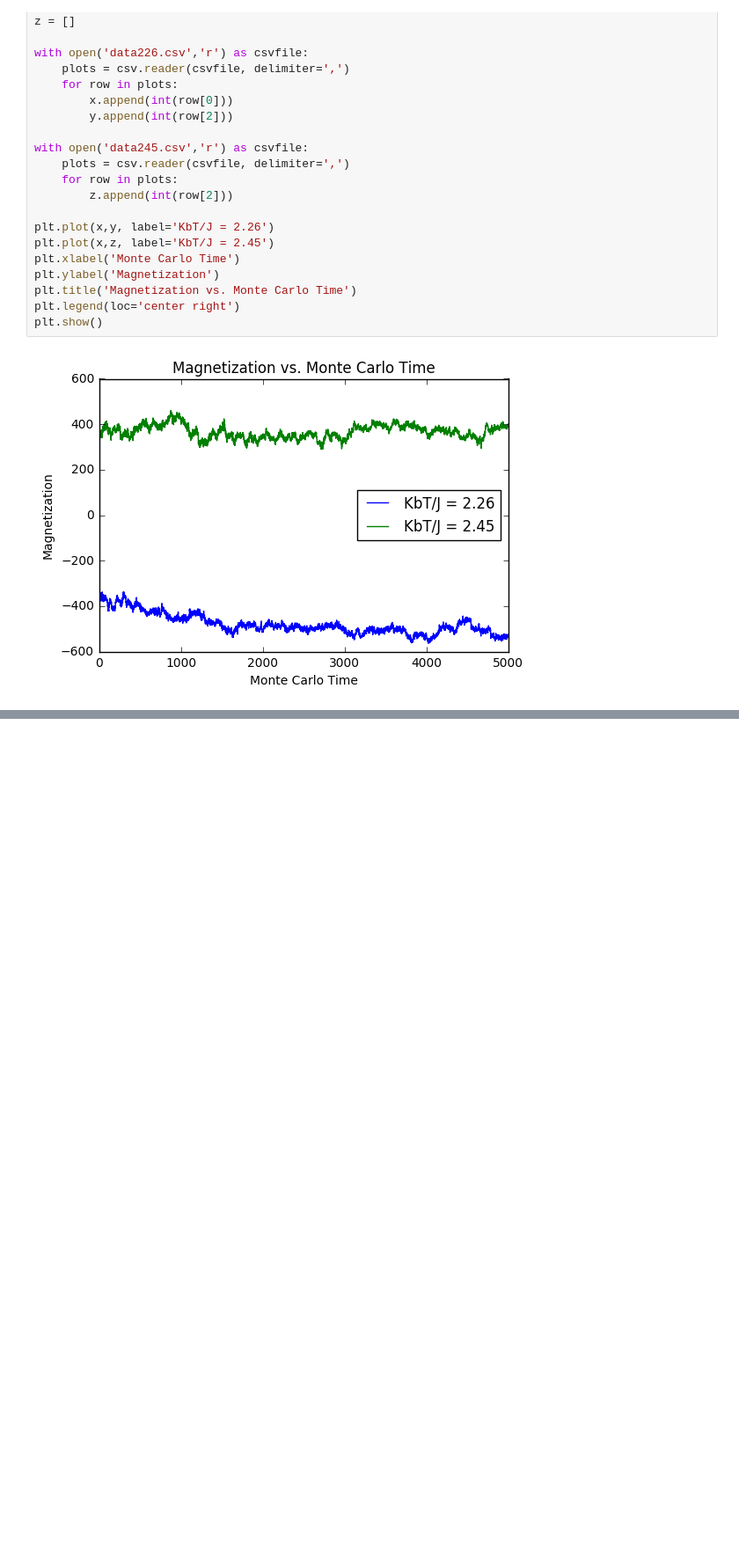
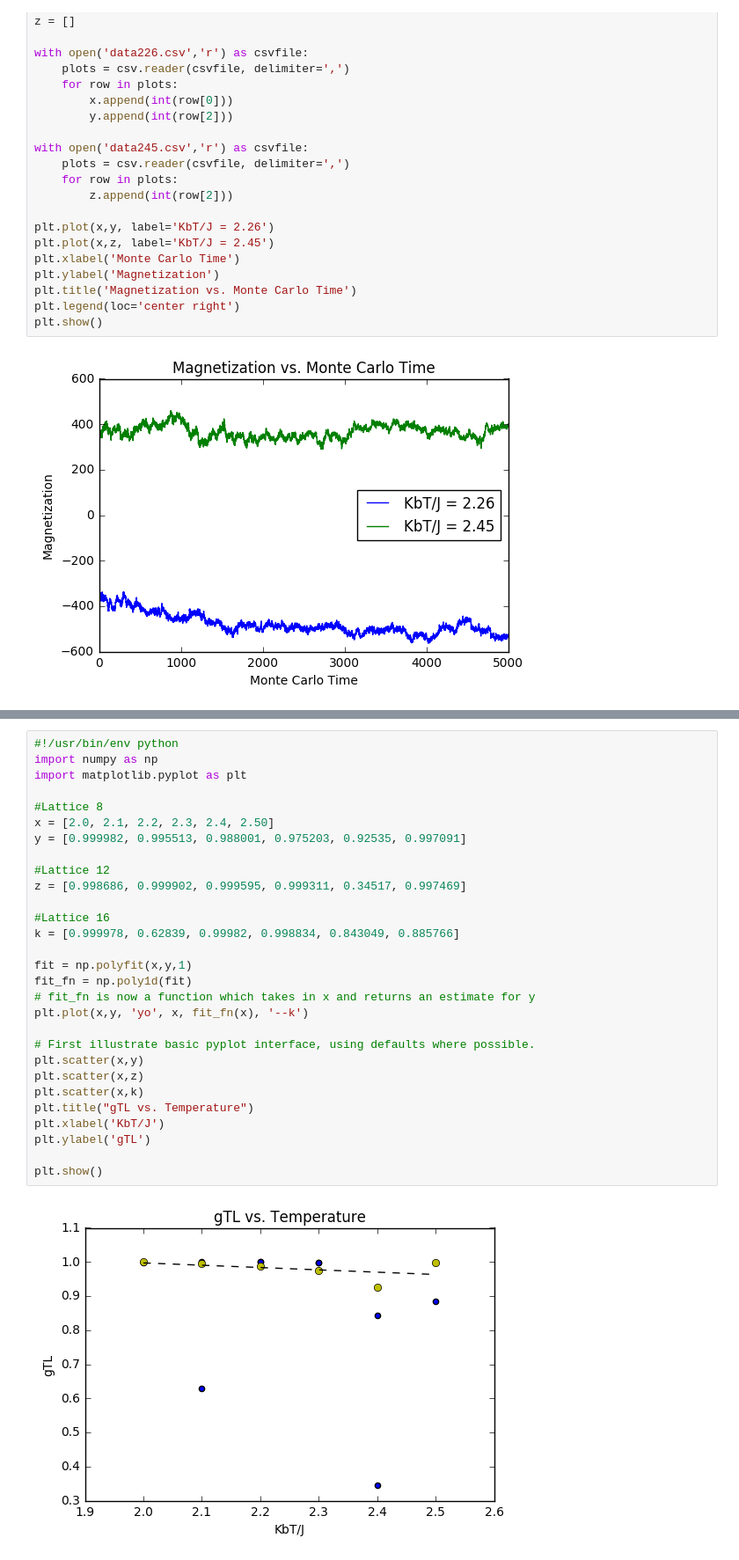
Before and after one commit to LeNPaul/computational-physics, a Jupyter notebook: HW2/EX3/data/Data_Plots.ipynb, the cells around one changed output, grey strips where cells are left out. Shown at 88% size. Drawn from its saved outputs; the diff is of its cells as text; blank space fills up the shorter version.

```diff
--- a/HW2/EX3/data/Data_Plots.ipynb
+++ b/HW2/EX3/data/Data_Plots.ipynb
@@ -105,0 +121,31 @@ plt.show()
+# %%
+#!/usr/bin/env python
+import numpy as np
+import matplotlib.pyplot as plt
+
+#Lattice 8
+x = [2.0, 2.1, 2.2, 2.3, 2.4, 2.50]
+y = [0.999982, 0.995513, 0.988001, 0.975203, 0.92535, 0.997091]
+
+#Lattice 12
+z = [0.998686, 0.999902, 0.999595, 0.999311, 0.34517, 0.997469]
+
+#Lattice 16
+k = [0.999978, 0.62839, 0.99982, 0.998834, 0.843049, 0.885766]
+
+fit = np.polyfit(x,y,1)
+fit_fn = np.poly1d(fit)
+# fit_fn is now a function which takes in x and returns an estimate for y
+plt.plot(x,y, 'yo', x, fit_fn(x), '--k')
+
+# First illustrate basic pyplot interface, using defaults where possible.
+plt.scatter(x,y)
+plt.scatter(x,z)
+plt.scatter(x,k)
+plt.title("gTL vs. Temperature")
+plt.xlabel('KbT/J')
+plt.ylabel('gTL')
+
+plt.show()
+# %% [output]
+[figure, added]
```
Also changed, not shown: parts of 6 cells of this notebook, 48 other files.
